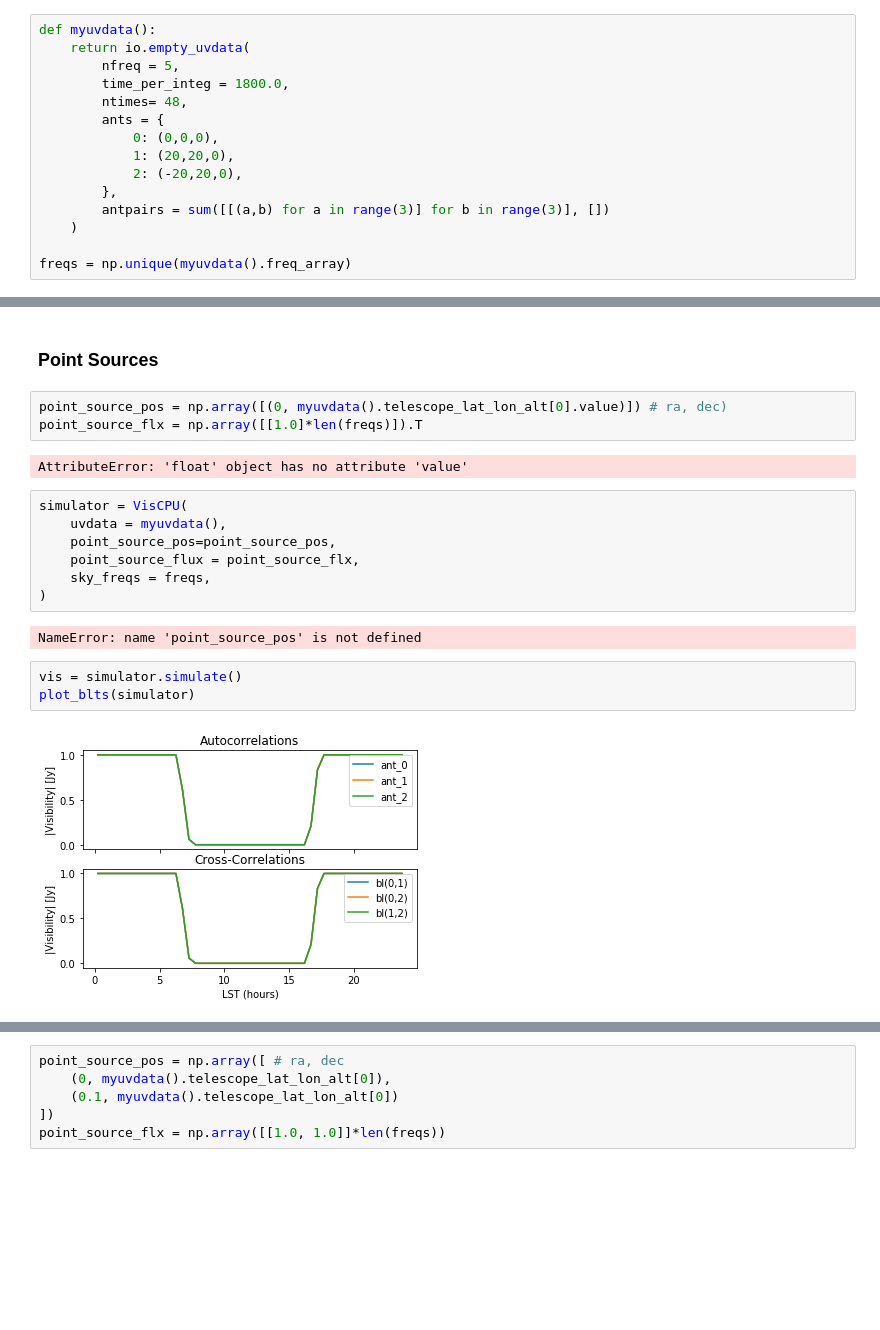
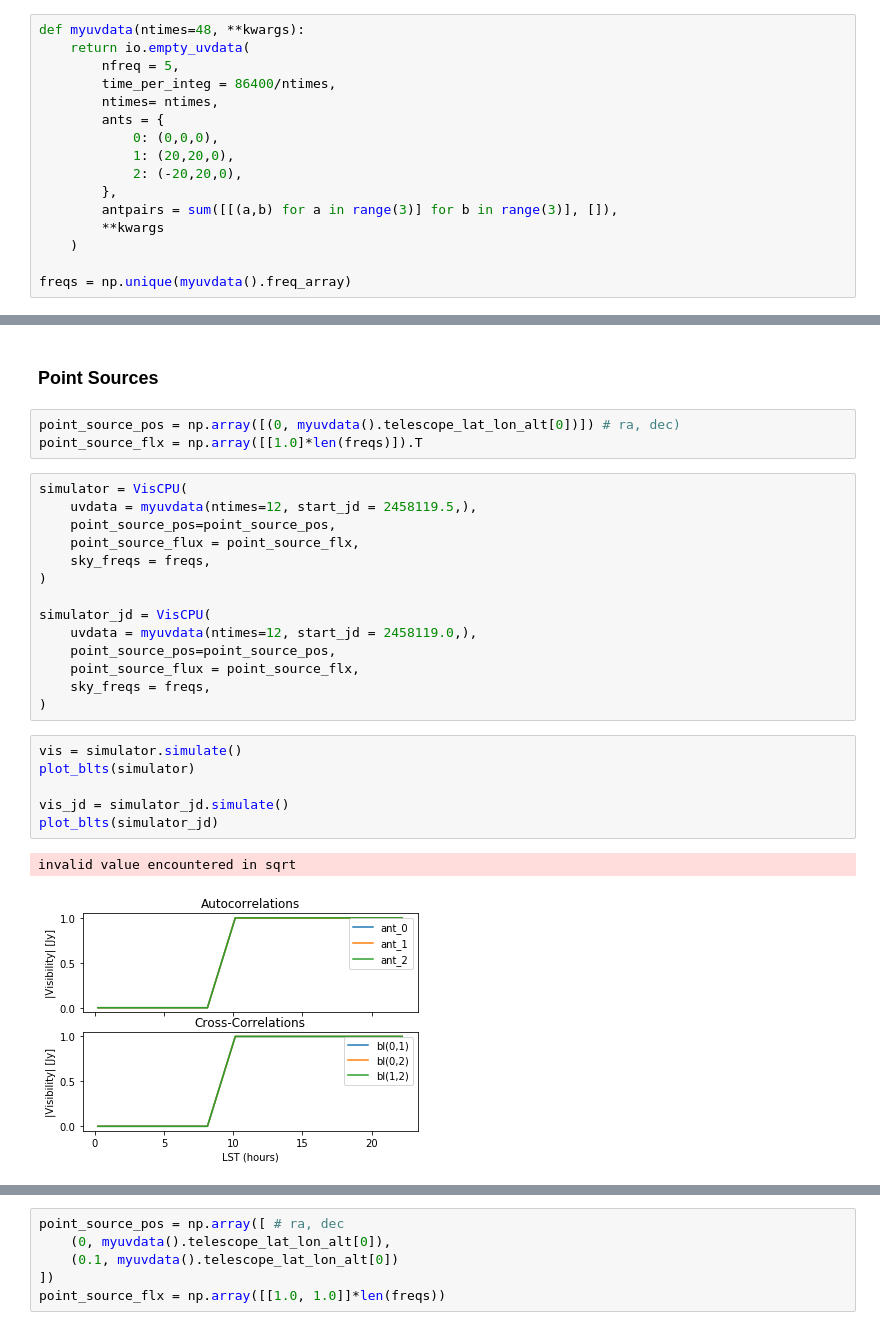
Before and after one commit to HERA-Team/hera_sim, a Jupyter notebook: docs/tutorials/visibility_simulator.ipynb, the cells around one changed output, grey strips where cells are left out. Drawn from its saved outputs; the diff is of its cells as text; blank space fills up the shorter version.

Commit message:
Fix issue in which unique() sorts array

```diff
--- a/docs/tutorials/visibility_simulator.ipynb
+++ b/docs/tutorials/visibility_simulator.ipynb
@@ -56,17 +53,18 @@ Other than the sky model (we'll revisit this soon), the ``VisibilitySimulator``
 
 For simplicity, let us simply use the native ``empty_uvdata`` function instead:
 # %%
-def myuvdata():
+def myuvdata(ntimes=48, **kwargs):
     return io.empty_uvdata(
         nfreq = 5,
-        time_per_integ = 1800.0,
-        ntimes= 48,
+        time_per_integ = 86400/ntimes,
+        ntimes= ntimes,
         ants = {
             0: (0,0,0),
             1: (20,20,0),
             2: (-20,20,0),
         },
-        antpairs = sum([[(a,b) for a in range(3)] for b in range(3)], [])
+        antpairs = sum([[(a,b) for a in range(3)] for b in range(3)], []),
+        **kwargs
     )
 
 freqs = np.unique(myuvdata().freq_array)
@@ -99,21 +97,28 @@ plot_blts(simulator)
 # %% [markdown]
 ### Point Sources
 # %%
-point_source_pos = np.array([(0, myuvdata().telescope_lat_lon_alt[0].value)]) # ra, dec)
+point_source_pos = np.array([(0, myuvdata().telescope_lat_lon_alt[0])]) # ra, dec)
 point_source_flx = np.array([[1.0]*len(freqs)]).T
-# %% [output]
-AttributeError: 'float' object has no attribute 'value'
 # %%
 simulator = VisCPU(
-    uvdata = myuvdata(),
+    uvdata = myuvdata(ntimes=12, start_jd = 2458119.5,),
     point_source_pos=point_source_pos,
     point_source_flux = point_source_flx,
     sky_freqs = freqs,
 )
+
+simulator_jd = VisCPU(
+    uvdata = myuvdata(ntimes=12, start_jd = 2458119.0,),
+    point_source_pos=point_source_pos,
+    point_source_flux = point_source_flx,
+    sky_freqs = freqs,
+)
-# %% [output]
-NameError: name 'point_source_pos' is not defined
 # %%
 vis = simulator.simulate()
 plot_blts(simulator)
+
+vis_jd = simulator_jd.simulate()
+plot_blts(simulator_jd)
 # %% [output]
+invalid value encountered in sqrt
-[figure, old version]
+[figure, new version]
```
Also changed, not shown: parts of 8 cells of this notebook, 2 other files.
